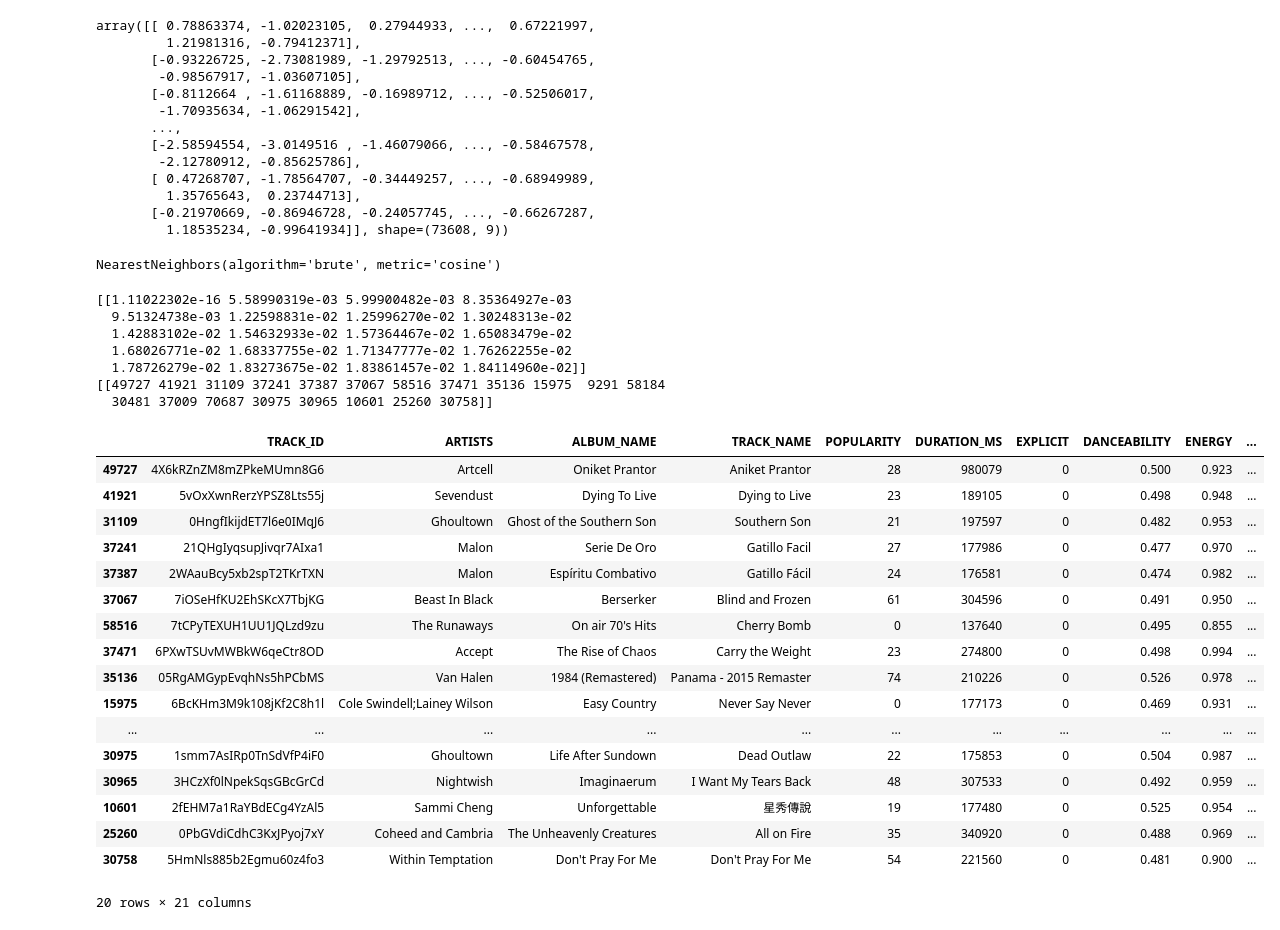
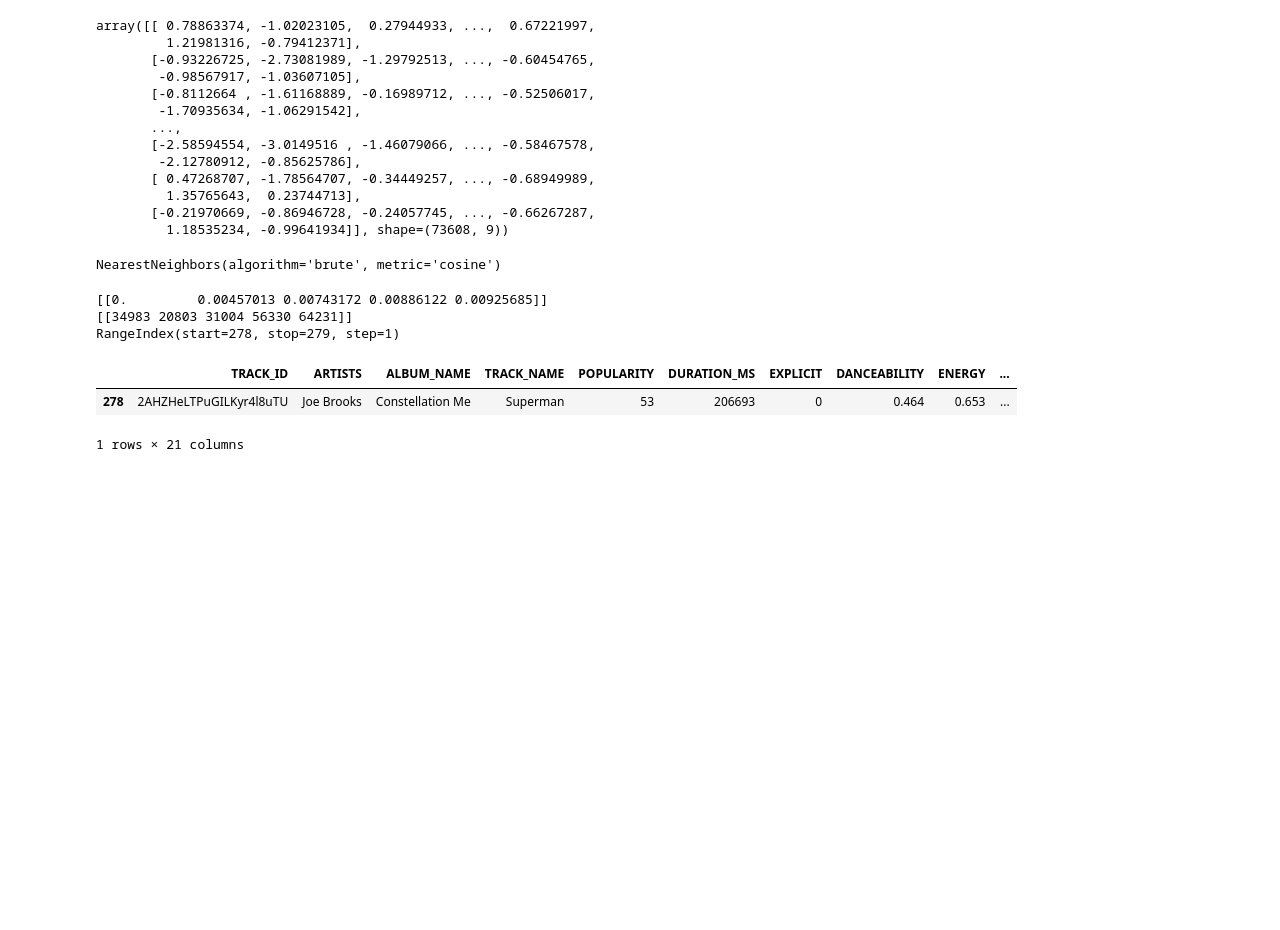
Before and after one commit to SherlByom/Spotify-Music-Recommendation-System, a Jupyter notebook: Notebooks/data_processing.ipynb, the cells around one changed output. Saved outputs shown, nothing was run; the diff lists cells and outputs as text; code cells hidden in the pictures; blank space fills up the shorter version.

```diff
--- a/Notebooks/data_processing.ipynb
+++ b/Notebooks/data_processing.ipynb
@@ -114,36 +115,17 @@ model.fit(scaled_features)
 # %% [output]
 NearestNeighbors(algorithm='brute', metric='cosine')
 # %%
-distances, indices = model.kneighbors([scaled_features[49727]], n_neighbors=20)
+distances, indices = model.kneighbors([scaled_features[34983]], n_neighbors=5)
 print(distances)
 print(indices)
-# x = df.index[df['ARTISTS'] == 'Artcell']
-# print(x)
-# df.iloc[x]
-df.iloc[indices[0]]
+x = df.index[df['TRACK_NAME'] == 'Stairway to Heaven - Remaster']
+print(x)
+df.iloc[x]
+# df.iloc[indices[0]]
 # %% [output]
-[[1.11022302e-16 5.58990319e-03 5.99900482e-03 8.35364927e-03
-  9.51324738e-03 1.22598831e-02 1.25996270e-02 1.30248313e-02
-  1.42883102e-02 1.54632933e-02 1.57364467e-02 1.65083479e-02
-  1.68026771e-02 1.68337755e-02 1.71347777e-02 1.76262255e-02
-  1.78726279e-02 1.83273675e-02 1.83861457e-02 1.84114960e-02]]
-[[49727 41921 31109 37241 37387 37067 58516 37471 35136 15975  9291 58184
-  30481 37009 70687 30975 30965 10601 25260 30758]]
+[[0.         0.00457013 0.00743172 0.00886122 0.00925685]]
+[[34983 20803 31004 56330 64231]]
+RangeIndex(start=278, stop=279, step=1)
 |  | TRACK_ID | ARTISTS | ALBUM_NAME | TRACK_NAME | POPULARITY | DURATION_MS | EXPLICIT | DANCEABILITY | ENERGY | ... |
-| 49727 | 4X6kRZnZM8mZPkeMUmn8G6 | Artcell | Oniket Prantor | Aniket Prantor | 28 | 980079 | 0 | 0.500 | 0.923 | ... |
-| 41921 | 5vOxXwnRerzYPSZ8Lts55j | Sevendust | Dying To Live | Dying to Live | 23 | 189105 | 0 | 0.498 | 0.948 | ... |
-| 31109 | 0HngfIkijdET7l6e0IMqJ6 | Ghoultown | Ghost of the Southern Son | Southern Son | 21 | 197597 | 0 | 0.482 | 0.953 | ... |
-| 37241 | 21QHgIyqsupJivqr7AIxa1 | Malon | Serie De Oro | Gatillo Facil | 27 | 177986 | 0 | 0.477 | 0.970 | ... |
-| 37387 | 2WAauBcy5xb2spT2TKrTXN | Malon | Espíritu Combativo | Gatillo Fácil | 24 | 176581 | 0 | 0.474 | 0.982 | ... |
-| 37067 | 7iOSeHfKU2EhSKcX7TbjKG | Beast In Black | Berserker | Blind and Frozen | 61 | 304596 | 0 | 0.491 | 0.950 | ... |
-| 58516 | 7tCPyTEXUH1UU1JQLzd9zu | The Runaways | On air 70's Hits | Cherry Bomb | 0 | 137640 | 0 | 0.495 | 0.855 | ... |
-| 37471 | 6PXwTSUvMWBkW6qeCtr8OD | Accept | The Rise of Chaos | Carry the Weight | 23 | 274800 | 0 | 0.498 | 0.994 | ... |
-| 35136 | 05RgAMGypEvqhNs5hPCbMS | Van Halen | 1984 (Remastered) | Panama - 2015 Remaster | 74 | 210226 | 0 | 0.526 | 0.978 | ... |
-| 15975 | 6BcKHm3M9k108jKf2C8h1l | Cole Swindell;Lainey Wilson | Easy Country | Never Say Never | 0 | 177173 | 0 | 0.469 | 0.931 | ... |
-| ... | ... | ... | ... | ... | ... | ... | ... | ... | ... | ... |
-| 30975 | 1smm7AsIRp0TnSdVfP4iF0 | Ghoultown | Life After Sundown | Dead Outlaw | 22 | 175853 | 0 | 0.504 | 0.987 | ... |
-| 30965 | 3HCzXf0lNpekSqsGBcGrCd | Nightwish | Imaginaerum | I Want My Tears Back | 48 | 307533 | 0 | 0.492 | 0.959 | ... |
-| 10601 | 2fEHM7a1RaYBdECg4YzAl5 | Sammi Cheng | Unforgettable | 星秀傳說 | 19 | 177480 | 0 | 0.525 | 0.954 | ... |
-| 25260 | 0PbGVdiCdhC3KxJPyoj7xY | Coheed and Cambria | The Unheavenly Creatures | All on Fire | 35 | 340920 | 0 | 0.488 | 0.969 | ... |
-| 30758 | 5HmNls885b2Egmu60z4fo3 | Within Temptation | Don't Pray For Me | Don't Pray For Me | 54 | 221560 | 0 | 0.481 | 0.900 | ... |
+| 278 | 2AHZHeLTPuGILKyr4l8uTU | Joe Brooks | Constellation Me | Superman | 53 | 206693 | 0 | 0.464 | 0.653 | ... |
-20 rows × 21 columns
+1 rows × 21 columns
```
Also changed, not shown: parts of 1 cell of this notebook.
